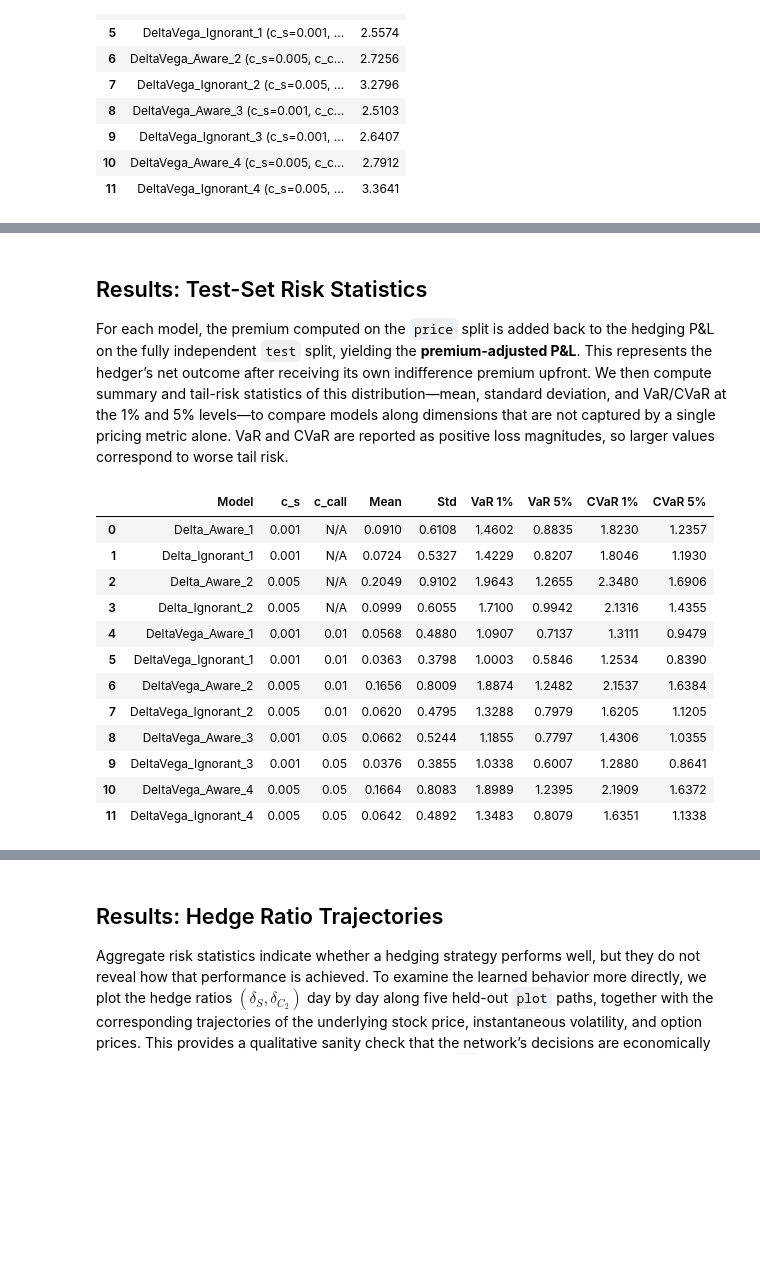
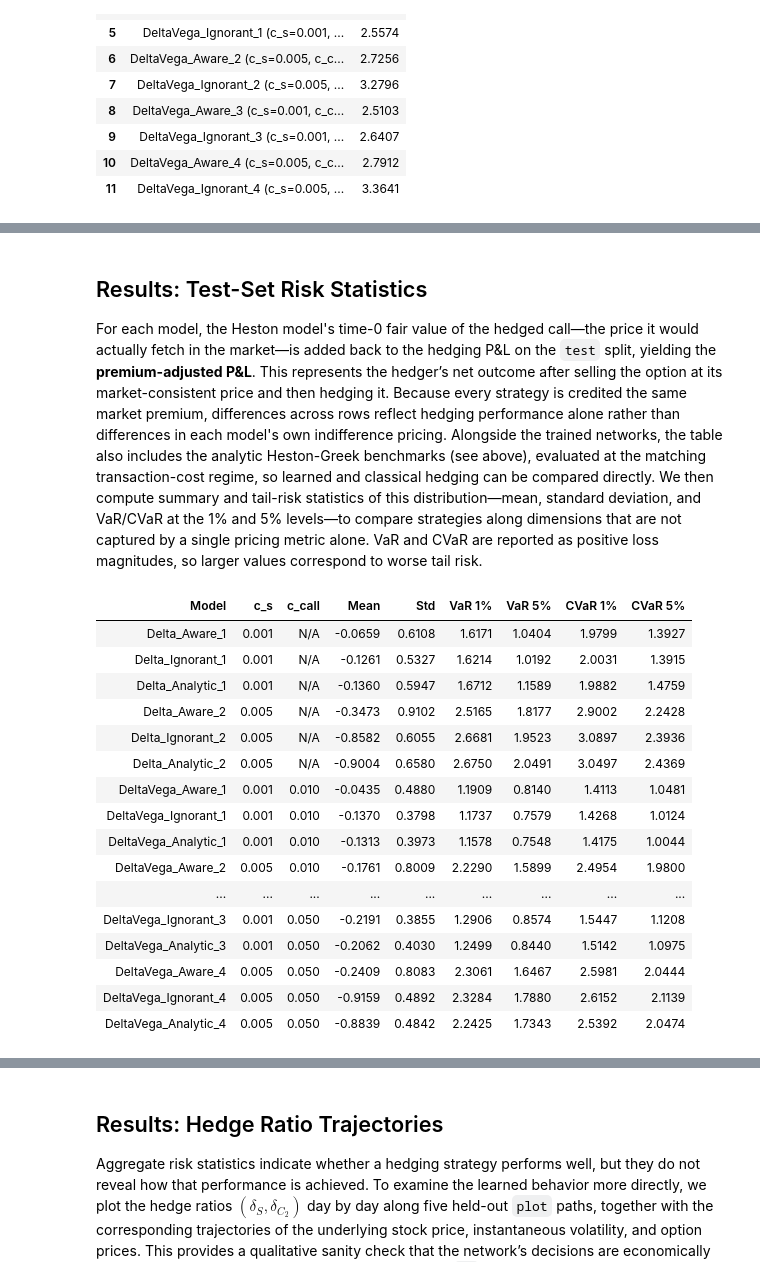
Before and after one commit to gtnothaft/deephedging, a Jupyter notebook: Delta_Vega_Deep_Hedging/delta_vega_dh.ipynb, the cells around one changed output, grey strips where cells are left out. Saved outputs shown, nothing was run; the diff lists cells and outputs as text; code cells hidden in the pictures; blank space fills up the shorter version.

```diff
--- a/Delta_Vega_Deep_Hedging/delta_vega_dh.ipynb
+++ b/Delta_Vega_Deep_Hedging/delta_vega_dh.ipynb
@@ -843,7 +932,7 @@ display(df.reset_index())
 # %% [markdown]
 ## Results: Test-Set Risk Statistics
 
-For each model, the premium computed on the `price` split is added back to the hedging P&L on the fully independent `test` split, yielding the **premium-adjusted P&L**. This represents the hedger’s net outcome after receiving its own indifference premium upfront. We then compute summary and tail-risk statistics of this distribution—mean, standard deviation, and VaR/CVaR at the 1% and 5% levels—to compare models along dimensions that are not captured by a single pricing metric alone. VaR and CVaR are reported as positive loss magnitudes, so larger values correspond to worse tail risk.
+For each model, the Heston model's time-0 fair value of the hedged call—the price it would actually fetch in the market—is added back to the hedging P&L on the `test` split, yielding the **premium-adjusted P&L**. This represents the hedger’s net outcome after selling the option at its market-consistent price and then hedging it. Because every strategy is credited the same market premium, differences across rows reflect hedging performance alone rather than differences in each model's own indifference pricing. Alongside the trained networks, the table also includes the analytic Heston-Greek benchmarks (see above), evaluated at the matching transaction-cost regime, so learned and classical hedging can be compared directly. We then compute summary and tail-risk statistics of this distribution—mean, standard deviation, and VaR/CVaR at the 1% and 5% levels—to compare strategies along dimensions that are not captured by a single pricing metric alone. VaR and CVaR are reported as positive loss magnitudes, so larger values correspond to worse tail risk.
 # %%
 # Evaluate all models on the test set and compute premium-adjusted P&L
 
@@ -861,44 +974,63 @@ for model in models_list:
 # %%
 # Summary statistics for the premium-adjusted test P&L distributions
 # VaR and CVaR are expressed as positive loss values (higher = worse)
 
-model_by_name = {m.name: m for m in models_list}
+# Row order: Aware, Ignorant, Analytic within each cost regime, delta-only groups before delta-vega groups
+ordered_names = []
+delta_idx, deltavega_idx = 0, 0
+for i in range(0, len(models_list), 2):
+    ca, ci = models_list[i], models_list[i + 1]
+    if isinstance(ca, DeltaHedger):
+        delta_idx += 1
+        ordered_names += [ca.name, ci.name, f'Delta_Analytic_{delta_idx}']
+    else:
+        deltavega_idx += 1
+        ordered_names += [ca.name, ci.name, f'DeltaVega_Analytic_{deltavega_idx}']
 
 rows = {}
-for name, adj_pnl in adj_pnls.items():
-    model        = model_by_name[name]
+for name in ordered_names:
+    adj_pnl      = adj_pnls[name]
+    c_s, c_call  = cost_info[name]
     var1_thresh  = np.percentile(adj_pnl, 1)
     var5_thresh  = np.percentile(adj_pnl, 5)
     rows[name] = {
-        'c_s':     model.c_s_eval,
-        'c_call':  'N/A' if isinstance(model, DeltaHedger) else model.c_call_eval,
+        'c_s':     c_s,
+        'c_call':  c_call,
         'Mean':    adj_pnl.mean(),
         'Std':     adj_pnl.std(),
         'VaR 1%':  -var1_thresh,
         'VaR 5%':  -var5_thresh,
         'CVaR 1%': -adj_pnl[adj_pnl <= var1_thresh].mean(),
         'CVaR 5%': -adj_pnl[adj_pnl <= var5_thresh].mean(),
     }
 
 df = pd.DataFrame(rows).T
 numeric_cols = ['Mean', 'Std', 'VaR 1%', 'VaR 5%', 'CVaR 1%', 'CVaR 5%']
 df[numeric_cols] = df[numeric_cols].astype(float).round(4)
-df.index.name = 'Model'
-display(df.reset_index())
+df = df.reset_index().rename(columns={'index': 'Model'})
+
+fmt = {col: '{:.4f}' for col in numeric_cols}
+fmt['c_s']    = '{:.3f}'
+fmt['c_call'] = lambda x: x if isinstance(x, str) else f'{x:.3f}'
+display(df.style.hide(axis='index').format(fmt))
 # %% [output]
-|  | Model | c_s | c_call | Mean | Std | VaR 1% | VaR 5% | CVaR 1% | CVaR 5% |
-| 0 | Delta_Aware_1 | 0.001 | N/A | 0.0910 | 0.6108 | 1.4602 | 0.8835 | 1.8230 | 1.2357 |
-| 1 | Delta_Ignorant_1 | 0.001 | N/A | 0.0724 | 0.5327 | 1.4229 | 0.8207 | 1.8046 | 1.1930 |
-| 2 | Delta_Aware_2 | 0.005 | N/A | 0.2049 | 0.9102 | 1.9643 | 1.2655 | 2.3480 | 1.6906 |
-| 3 | Delta_Ignorant_2 | 0.005 | N/A | 0.0999 | 0.6055 | 1.7100 | 0.9942 | 2.1316 | 1.4355 |
-| 4 | DeltaVega_Aware_1 | 0.001 | 0.01 | 0.0568 | 0.4880 | 1.0907 | 0.7137 | 1.3111 | 0.9479 |
-| 5 | DeltaVega_Ignorant_1 | 0.001 | 0.01 | 0.0363 | 0.3798 | 1.0003 | 0.5846 | 1.2534 | 0.8390 |
-| 6 | DeltaVega_Aware_2 | 0.005 | 0.01 | 0.1656 | 0.8009 | 1.8874 | 1.2482 | 2.1537 | 1.6384 |
-| 7 | DeltaVega_Ignorant_2 | 0.005 | 0.01 | 0.0620 | 0.4795 | 1.3288 | 0.7979 | 1.6205 | 1.1205 |
-| 8 | DeltaVega_Aware_3 | 0.001 | 0.05 | 0.0662 | 0.5244 | 1.1855 | 0.7797 | 1.4306 | 1.0355 |
-| 9 | DeltaVega_Ignorant_3 | 0.001 | 0.05 | 0.0376 | 0.3855 | 1.0338 | 0.6007 | 1.2880 | 0.8641 |
-| 10 | DeltaVega_Aware_4 | 0.005 | 0.05 | 0.1664 | 0.8083 | 1.8989 | 1.2395 | 2.1909 | 1.6372 |
-| 11 | DeltaVega_Ignorant_4 | 0.005 | 0.05 | 0.0642 | 0.4892 | 1.3483 | 0.8079 | 1.6351 | 1.1338 |
+| Model | c_s | c_call | Mean | Std | VaR 1% | VaR 5% | CVaR 1% | CVaR 5% |
+| Delta_Aware_1 | 0.001 | N/A | -0.0659 | 0.6108 | 1.6171 | 1.0404 | 1.9799 | 1.3927 |
+| Delta_Ignorant_1 | 0.001 | N/A | -0.1261 | 0.5327 | 1.6214 | 1.0192 | 2.0031 | 1.3915 |
+| Delta_Analytic_1 | 0.001 | N/A | -0.1360 | 0.5947 | 1.6712 | 1.1589 | 1.9882 | 1.4759 |
+| Delta_Aware_2 | 0.005 | N/A | -0.3473 | 0.9102 | 2.5165 | 1.8177 | 2.9002 | 2.2428 |
+| Delta_Ignorant_2 | 0.005 | N/A | -0.8582 | 0.6055 | 2.6681 | 1.9523 | 3.0897 | 2.3936 |
+| Delta_Analytic_2 | 0.005 | N/A | -0.9004 | 0.6580 | 2.6750 | 2.0491 | 3.0497 | 2.4369 |
+| DeltaVega_Aware_1 | 0.001 | 0.010 | -0.0435 | 0.4880 | 1.1909 | 0.8140 | 1.4113 | 1.0481 |
+| DeltaVega_Ignorant_1 | 0.001 | 0.010 | -0.1370 | 0.3798 | 1.1737 | 0.7579 | 1.4268 | 1.0124 |
+| DeltaVega_Analytic_1 | 0.001 | 0.010 | -0.1313 | 0.3973 | 1.1578 | 0.7548 | 1.4175 | 1.0044 |
+| DeltaVega_Aware_2 | 0.005 | 0.010 | -0.1761 | 0.8009 | 2.2290 | 1.5899 | 2.4954 | 1.9800 |
+| ... | ... | ... | ... | ... | ... | ... | ... | ... |
+| DeltaVega_Ignorant_3 | 0.001 | 0.050 | -0.2191 | 0.3855 | 1.2906 | 0.8574 | 1.5447 | 1.1208 |
+| DeltaVega_Analytic_3 | 0.001 | 0.050 | -0.2062 | 0.4030 | 1.2499 | 0.8440 | 1.5142 | 1.0975 |
+| DeltaVega_Aware_4 | 0.005 | 0.050 | -0.2409 | 0.8083 | 2.3061 | 1.6467 | 2.5981 | 2.0444 |
+| DeltaVega_Ignorant_4 | 0.005 | 0.050 | -0.9159 | 0.4892 | 2.3284 | 1.7880 | 2.6152 | 2.1139 |
+| DeltaVega_Analytic_4 | 0.005 | 0.050 | -0.8839 | 0.4842 | 2.2425 | 1.7343 | 2.5392 | 2.0474 |
 # %% [markdown]
 ## Results: P&L Distributions
 
```
Also changed, not shown: parts of 8 cells of this notebook.
